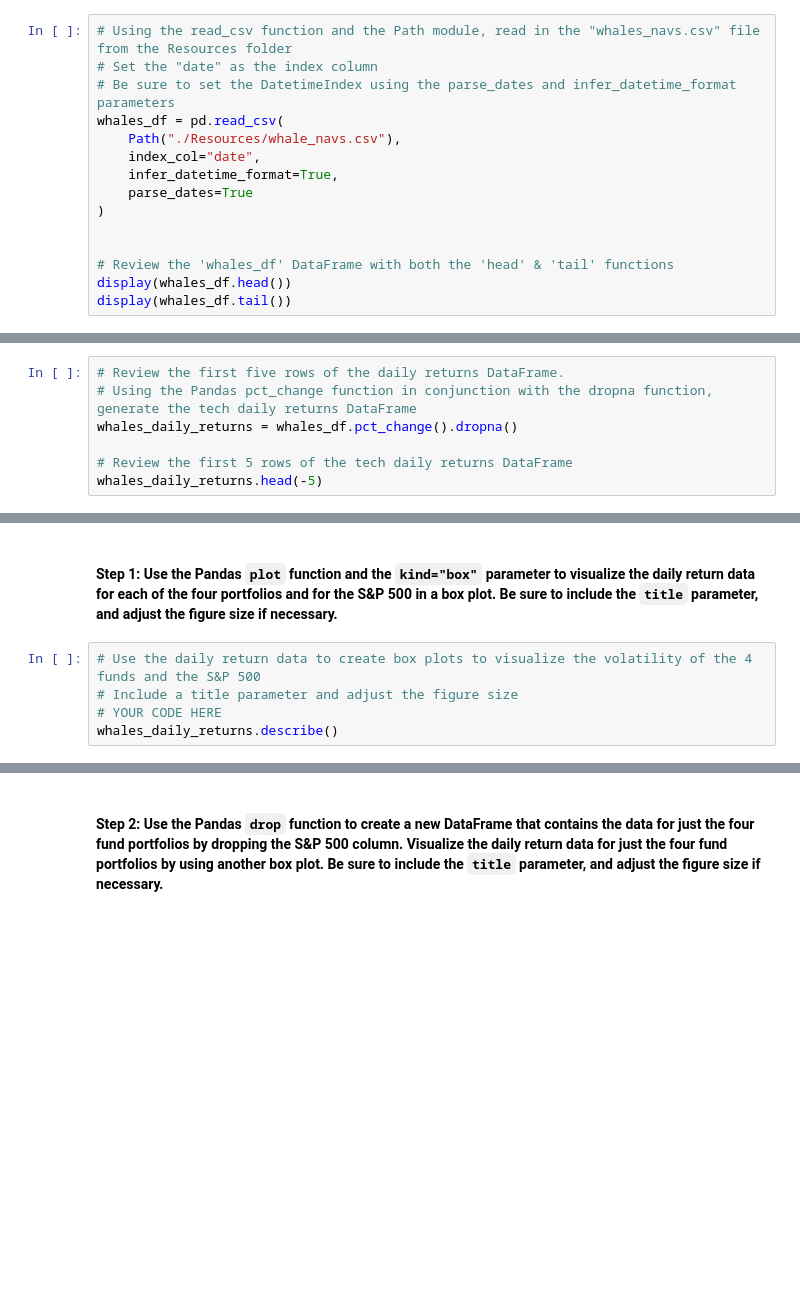
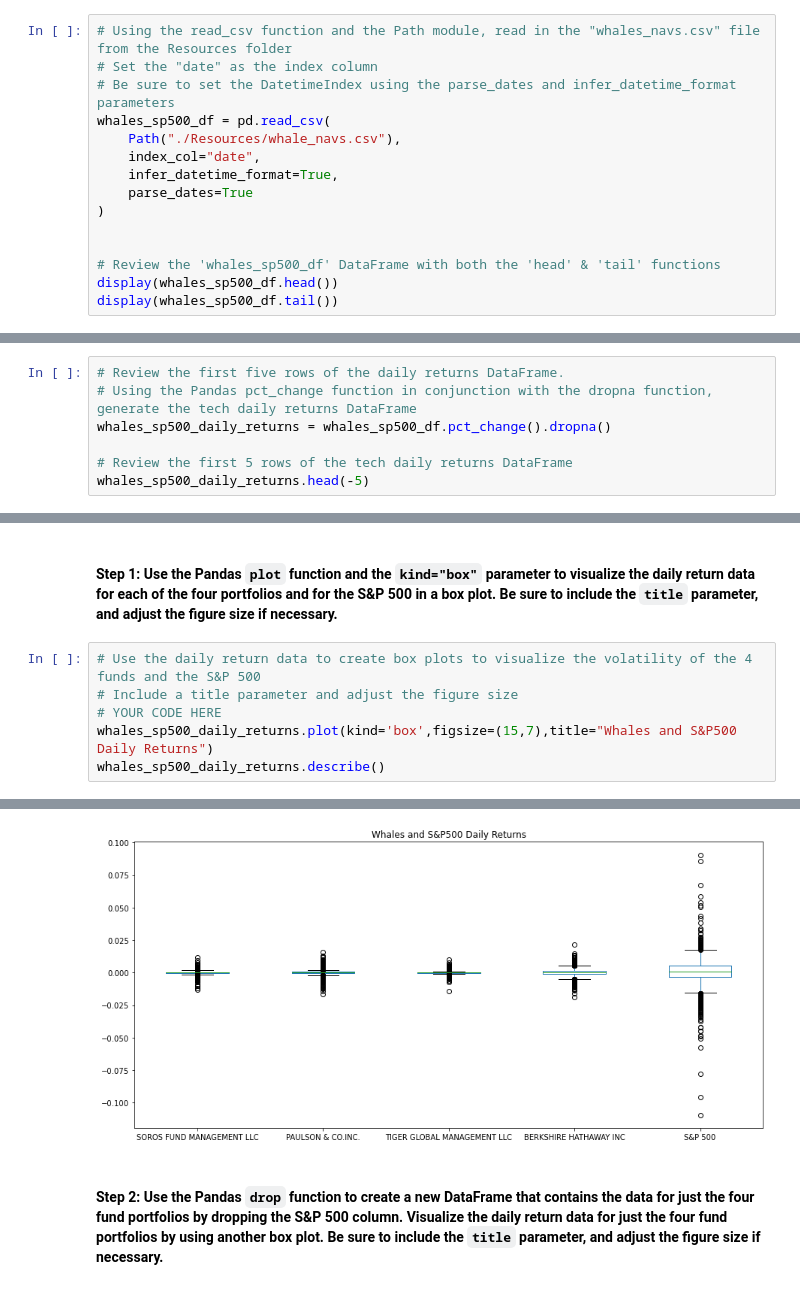
Before and after one commit to codetree4u/AnalyzingPortfolio_Risk-Profit, a Jupyter notebook: risk_return_analysis.ipynb, the cells around one changed output, grey strips where cells are left out. Cells and saved outputs as stored; diff of their text form; blank space fills up the shorter version.

```diff
--- a/risk_return_analysis.ipynb
+++ b/risk_return_analysis.ipynb
@@ -114,7 +114,7 @@ from pathlib import Path
 # Using the read_csv function and the Path module, read in the "whales_navs.csv" file from the Resources folder
 # Set the "date" as the index column
 # Be sure to set the DatetimeIndex using the parse_dates and infer_datetime_format parameters
-whales_df = pd.read_csv(
+whales_sp500_df = pd.read_csv(
     Path("./Resources/whale_navs.csv"),
     index_col="date",
     infer_datetime_format=True,
@@ -122,9 +122,9 @@ whales_df = pd.read_csv(
 )
 
 
-# Review the 'whales_df' DataFrame with both the 'head' & 'tail' functions
-display(whales_df.head())
-display(whales_df.tail())
+# Review the 'whales_sp500_df' DataFrame with both the 'head' & 'tail' functions
+display(whales_sp500_df.head())
+display(whales_sp500_df.tail())
 # %% [output]
 |  | SOROS FUND MANAGEMENT LLC | PAULSON & CO.INC. | TIGER GLOBAL MANAGEMENT LLC | BERKSHIRE HATHAWAY INC | S&P 500 |
 | date |  |  |  |  |  |
@@ -145,10 +145,10 @@ display(whales_df.tail())
 # %%
 # Review the first five rows of the daily returns DataFrame.
 # Using the Pandas pct_change function in conjunction with the dropna function, generate the tech daily returns DataFrame
-whales_daily_returns = whales_df.pct_change().dropna()
+whales_sp500_daily_returns = whales_sp500_df.pct_change().dropna()
 
 # Review the first 5 rows of the tech daily returns DataFrame
-whales_daily_returns.head(-5)
+whales_sp500_daily_returns.head(-5)
 # %% [output]
 |  | SOROS FUND MANAGEMENT LLC | PAULSON & CO.INC. | TIGER GLOBAL MANAGEMENT LLC | BERKSHIRE HATHAWAY INC | S&P 500 |
 | date |  |  |  |  |  |
@@ -234,18 +234,20 @@ Analyze the volatility of each of the four fund portfolios and of the S&P 500 In
 # %%
 # Use the daily return data to create box plots to visualize the volatility of the 4 funds and the S&P 500
 # Include a title parameter and adjust the figure size
 # YOUR CODE HERE
-whales_daily_returns.describe()
+whales_sp500_daily_returns.plot(kind='box',figsize=(15,7),title="Whales and S&P500 Daily Returns")
+whales_sp500_daily_returns.describe()
 # %% [output]
 |  | SOROS FUND MANAGEMENT LLC | PAULSON & CO.INC. | TIGER GLOBAL MANAGEMENT LLC | BERKSHIRE HATHAWAY INC | S&P 500 |
 | count | 1497.000000 | 1497.000000 | 1497.000000 | 1497.000000 | 1497.000000 |
 | mean | -0.000009 | -0.000026 | 0.000036 | 0.000147 | 0.000429 |
 | std | 0.001405 | 0.002199 | 0.000996 | 0.003256 | 0.011550 |
 | min | -0.012910 | -0.016720 | -0.014563 | -0.019076 | -0.109424 |
 | 25% | -0.000381 | -0.000534 | -0.000193 | -0.001082 | -0.003197 |
 | 50% | 0.000004 | -0.000012 | 0.000007 | 0.000027 | 0.000549 |
 | 75% | 0.000440 | 0.000498 | 0.000240 | 0.001515 | 0.005160 |
 | max | 0.011505 | 0.015944 | 0.010128 | 0.021761 | 0.090603 |
+[figure, added]
 # %% [markdown]
 #### Step 2: Use the Pandas `drop` function to create a new DataFrame that contains the data for just the four fund portfolios by dropping the S&P 500 column. Visualize the daily return data for just the four fund portfolios by using another box plot. Be sure to include the `title` parameter, and adjust the figure size if necessary.
 # %%
```
Also changed, not shown: parts of 5 cells of this notebook.
